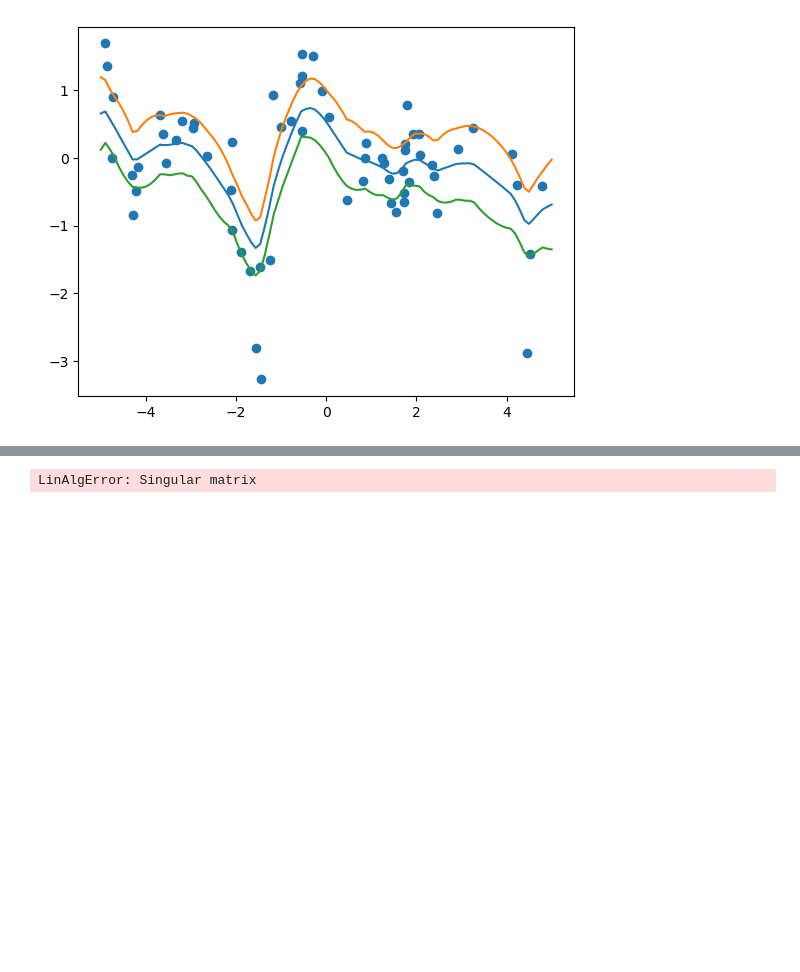
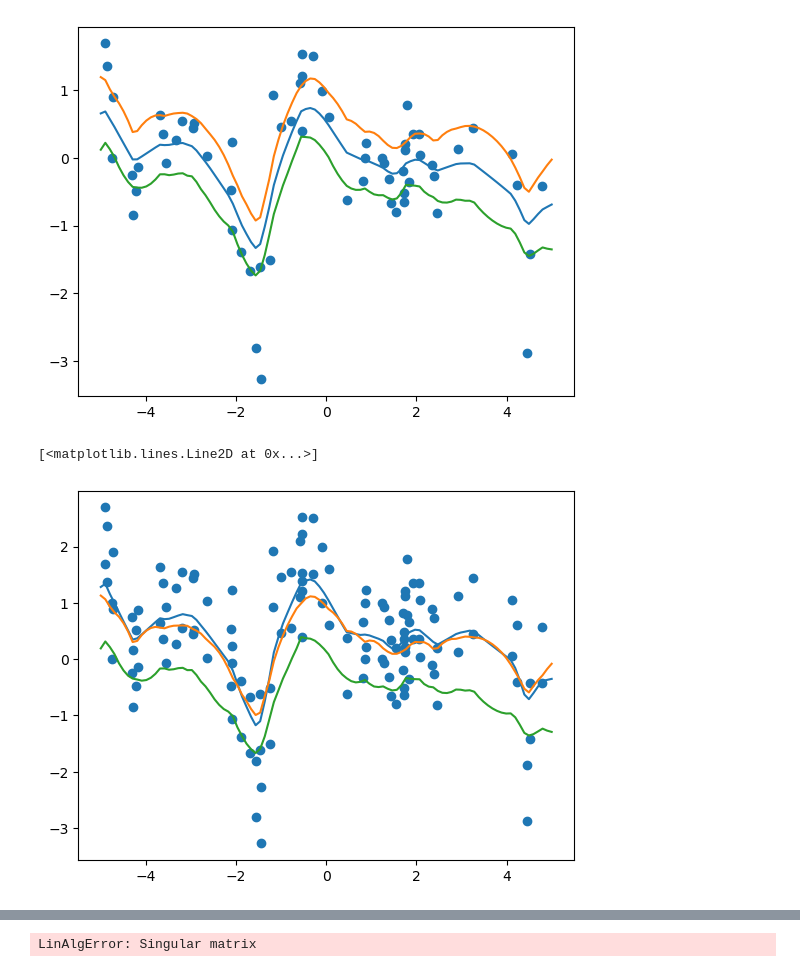
Before and after one commit to asaha1203/cx-4803, a Jupyter notebook: hw_6/hw_6_q2.ipynb, the cells around one changed output, grey strips where cells are left out. Cells and saved outputs as stored; diff of their text form; code cells hidden in the pictures; blank space fills up the shorter version.

```diff
--- a/hw_6/hw_6_q2.ipynb
+++ b/hw_6/hw_6_q2.ipynb
@@ -18,8 +21,8 @@ def kernel(x,xp,s):
 
 #define a function to "fill" a matrix with kernel values to make life easier, only works for vector size of 1
 def mkernel(x,xp,s):
-    dimx = np.size(x) // 1
-    dimxp = np.size(xp) // 1
+    dimx = np.size(x)
+    dimxp = np.size(xp)
 
     k = np.zeros((dimx, dimxp))
 
@@ -51,3 +54,16 @@ plt.plot(x_values, mean - np.sqrt(np.diag(covariance)))
 # %% [output]
 [<matplotlib.lines.Line2D at 0x...>]
 [figure]
+# %%
+burger1=np.append(x_train, x_train,0)
+burger2=np.append(y_train, y_train + np.ones(n),0)
+bmean, bcov = gpr(burger1, x_values, burger2, s, sigma2)
+# %%
+plt.scatter(burger1, burger2)
+
+plt.plot(x_values, bmean)
+plt.plot(x_values, mean + np.sqrt(np.diag(bcov)))
+plt.plot(x_values, mean - np.sqrt(np.diag(bcov)))
+# %% [output]
+[<matplotlib.lines.Line2D at 0x...>]
+[figure, added]
```
Also changed, not shown: parts of 2 cells of this notebook, 1 other file.
